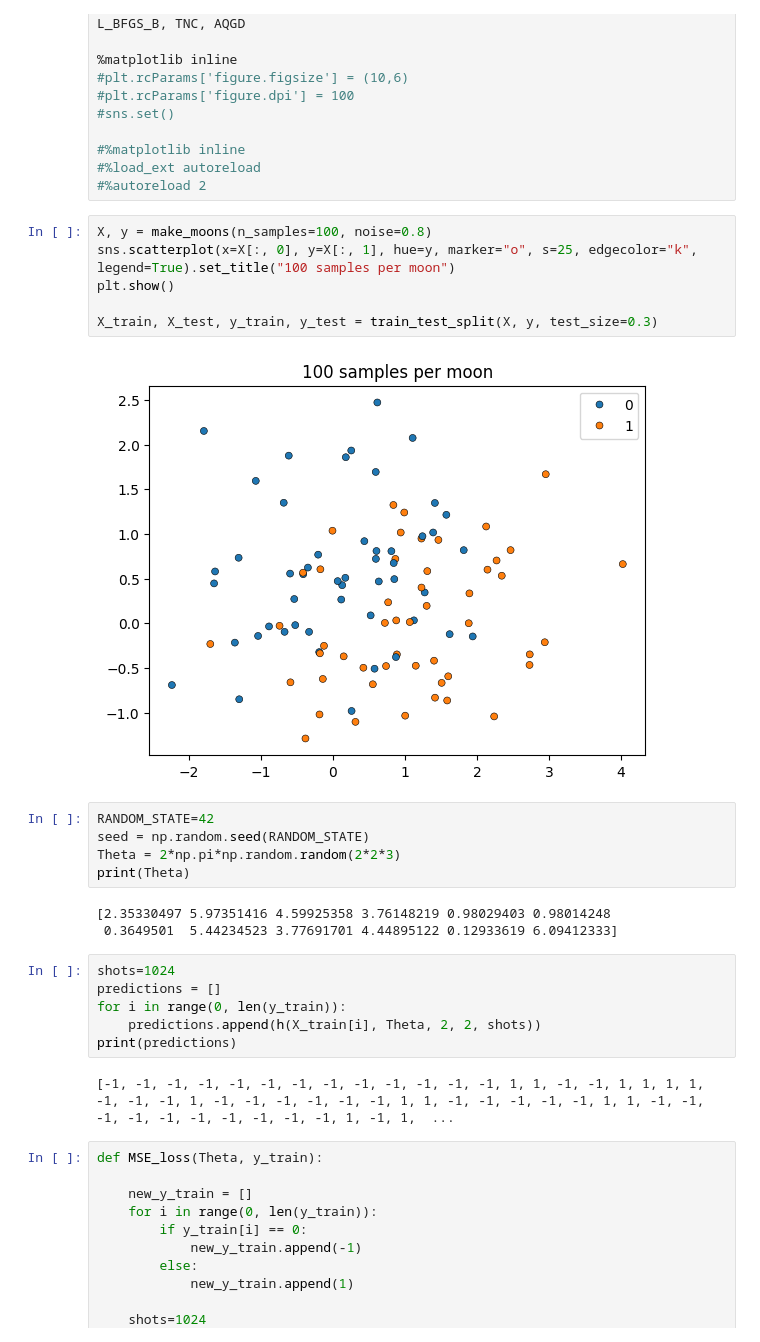
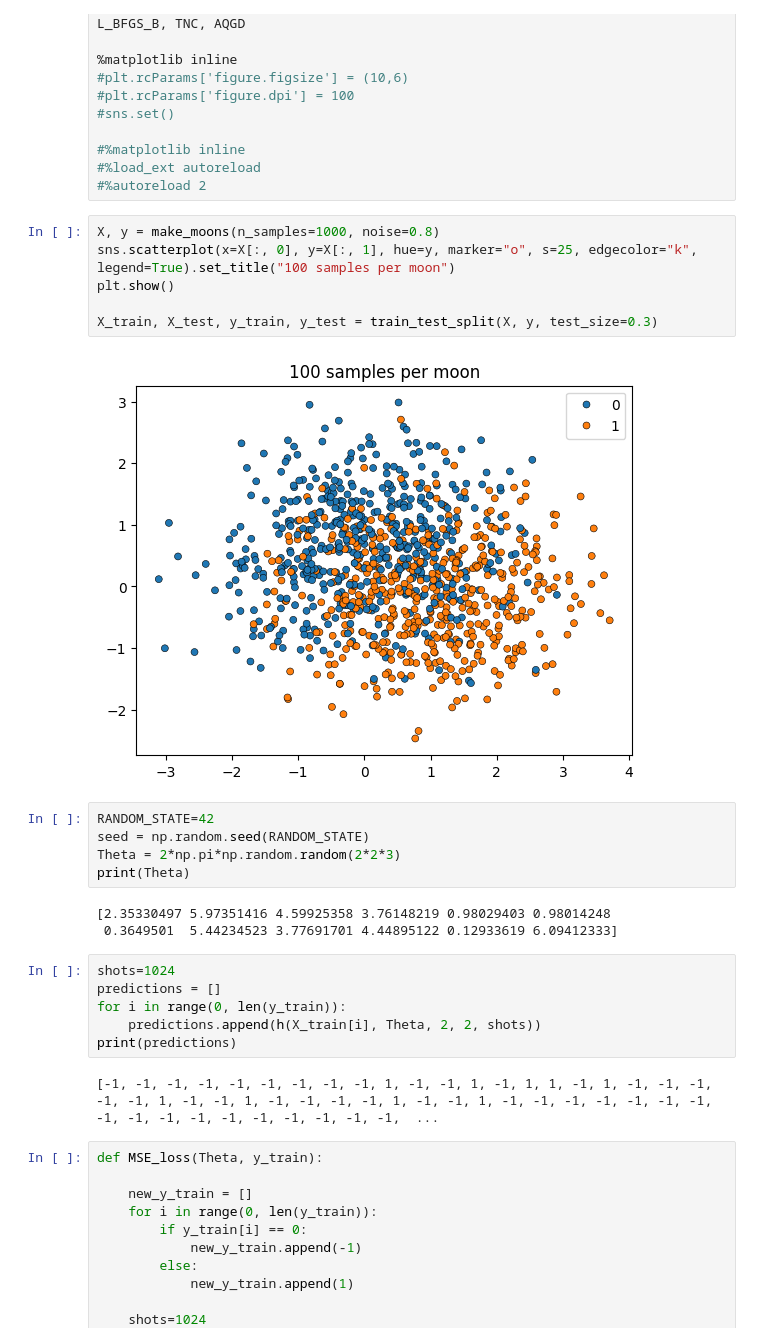
Before and after one commit to Roman20022002/QPQC_Project, a Jupyter notebook: Version_1.ipynb, the cells around one changed output. Saved outputs shown, nothing was run; the diff lists cells and outputs as text.

```diff
--- a/Version_1.ipynb
+++ b/Version_1.ipynb
@@ -23,13 +23,13 @@ from qiskit.algorithms.optimizers import COBYLA, ADAM, SPSA, SLSQP, POWELL, L_BF
 #%load_ext autoreload
 #%autoreload 2
 # %%
-X, y = make_moons(n_samples=100, noise=0.8)
+X, y = make_moons(n_samples=1000, noise=0.8)
 sns.scatterplot(x=X[:, 0], y=X[:, 1], hue=y, marker="o", s=25, edgecolor="k", legend=True).set_title("100 samples per moon")
 plt.show()
 
 X_train, X_test, y_train, y_test = train_test_split(X, y, test_size=0.3)
 # %% [output]
-[figure, old version]
+[figure, new version]
 # %%
 RANDOM_STATE=42
 seed = np.random.seed(RANDOM_STATE)
@@ -45,7 +45,7 @@ for i in range(0, len(y_train)):
     predictions.append(h(X_train[i], Theta, 2, 2, shots))
 print(predictions)
 # %% [output]
-[-1, -1, -1, -1, -1, -1, -1, -1, -1, -1, -1, -1, -1, 1, 1, -1, -1, 1, 1, 1, 1, -1, -1, -1, 1, -1, -1, -1, -1, -1, -1, 1, 1, -1, -1, -1, -1, -1, 1, 1, -1, -1, -1, -1, -1, -1, -1, -1, -1, -1, 1, -1, 1,  ...
+[-1, -1, -1, -1, -1, -1, -1, -1, -1, 1, -1, -1, 1, -1, 1, 1, -1, 1, -1, -1, -1, -1, -1, 1, -1, -1, 1, -1, -1, -1, -1, 1, -1, -1, 1, -1, -1, -1, -1, -1, -1, -1, -1, -1, -1, -1, -1, -1, -1, -1, -1, -1,  ...
 # %%
 def MSE_loss(Theta, y_train):
 
```
Also changed, not shown: parts of 3 cells of this notebook.
